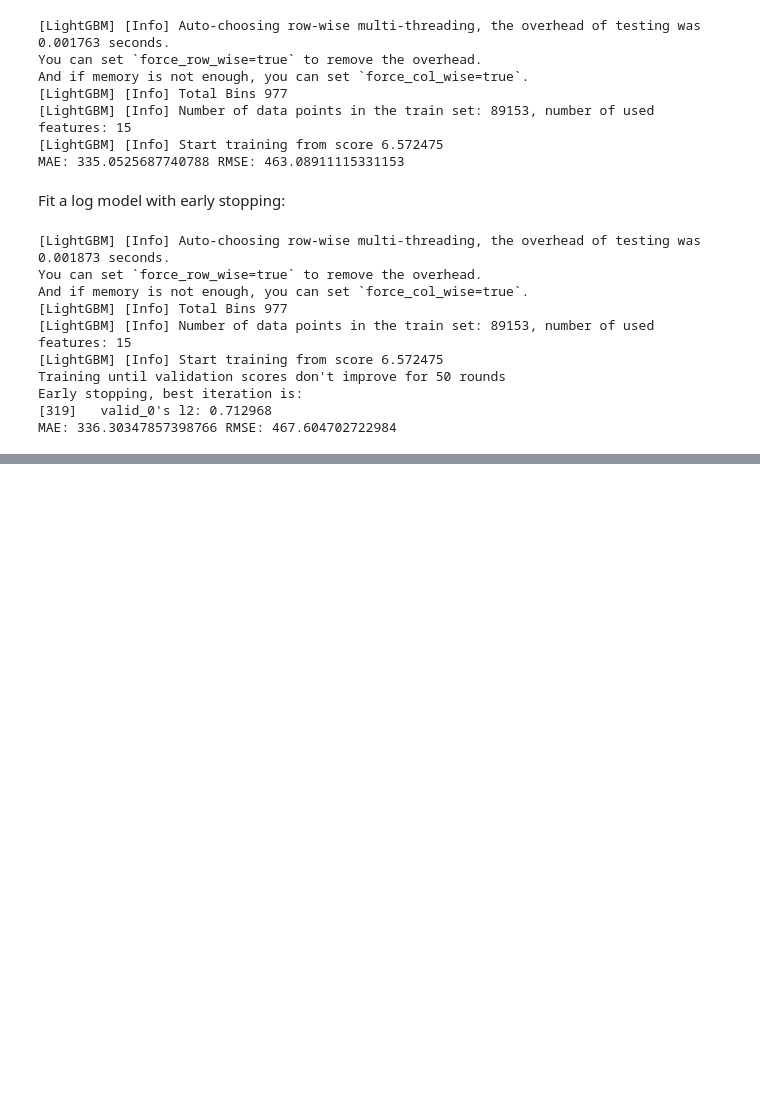
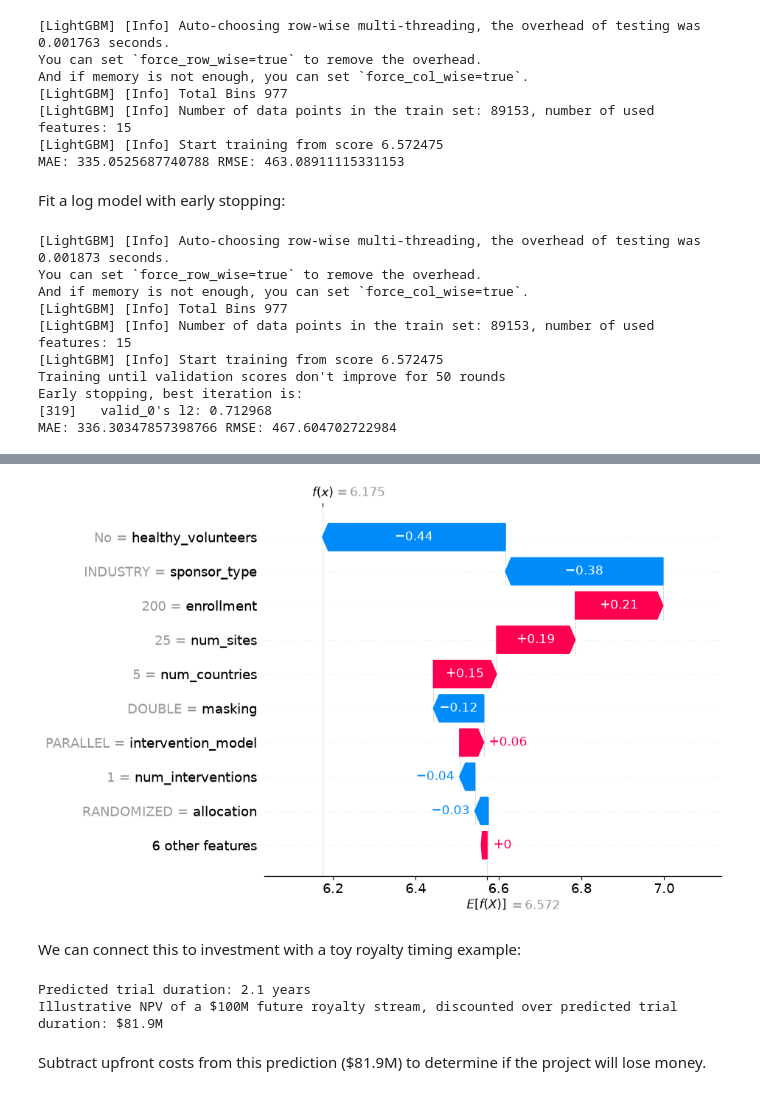
Before and after one commit to eth-tran/Pharmaceutical-Investment-Analysis, a Jupyter notebook: Analysis.ipynb, the cells around one changed output, grey strips where cells are left out. Saved outputs shown, nothing was run; the diff lists cells and outputs as text; code cells hidden in the pictures; blank space fills up the shorter version.

```diff
--- a/Analysis.ipynb
+++ b/Analysis.ipynb
@@ -187,0 +258,20 @@ Linear Regression — MAE: 377.2657946572878 RMSE: 640.276959747687
+# %%
+shap.plots.waterfall(shap_values_example[2]) # Mid-size Phase 2 rare-disease-style trial
+# %% [output]
+[figure, added]
+# %% [markdown]
+We can connect this to investment with a toy royalty timing example:
+# %%
+predicted_duration_years = preds_days_example[0] / 365 # Large late-stage industry trial
+discount_rate = 0.10 # example WACC/discount rate
+illustrative_future_royalty_value = 100 # arbitrary unit, for this example let's say $million
+
+npv_estimate = illustrative_future_royalty_value / (1 + discount_rate) ** predicted_duration_years # assuming no upfront costs
+
+print(f"Predicted trial duration: {predicted_duration_years:.1f} years")
+print(f"Illustrative NPV of a $100M future royalty stream, discounted over predicted trial duration: ${npv_estimate:.1f}M")
+# %% [output]
+Predicted trial duration: 2.1 years
+Illustrative NPV of a $100M future royalty stream, discounted over predicted trial duration: $81.9M
+# %% [markdown]
+Subtract upfront costs from this prediction ($81.9M) to determine if the project will lose money.
```
Also changed, not shown: parts of 15 cells of this notebook.
